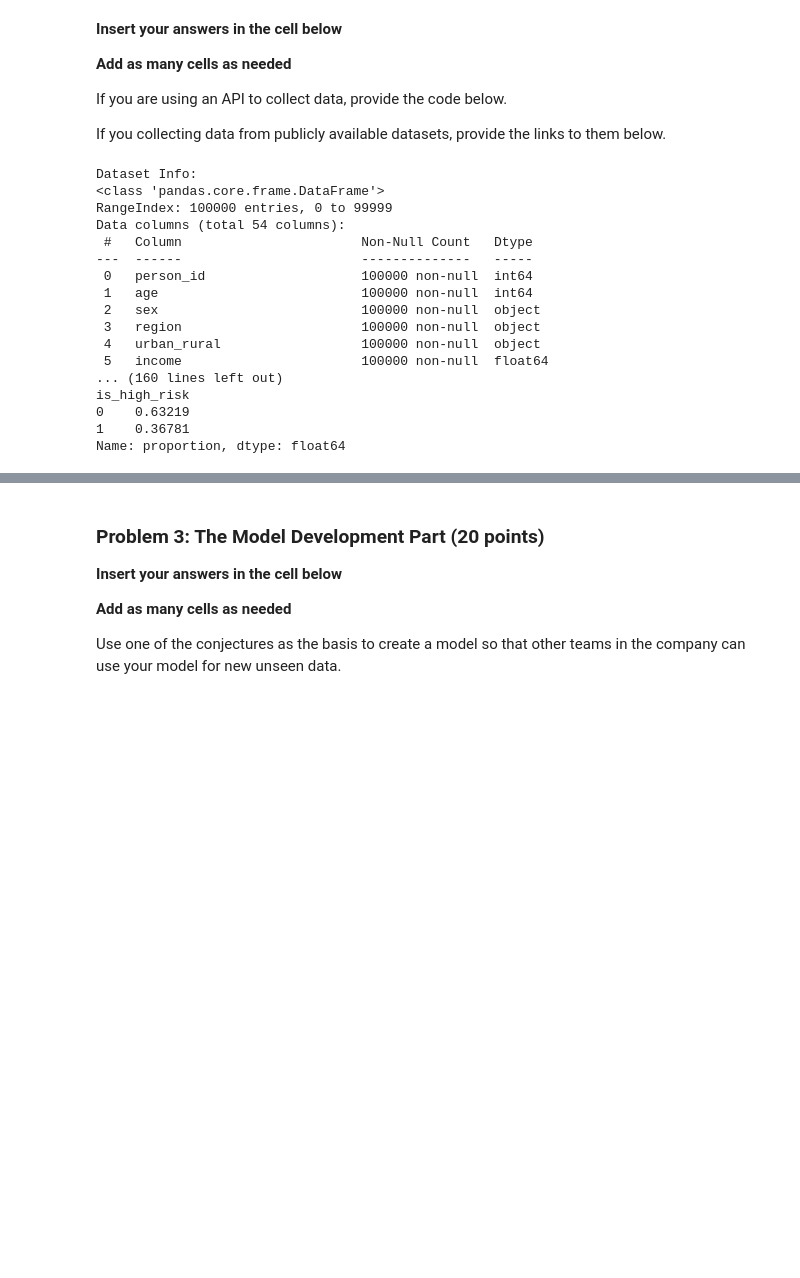
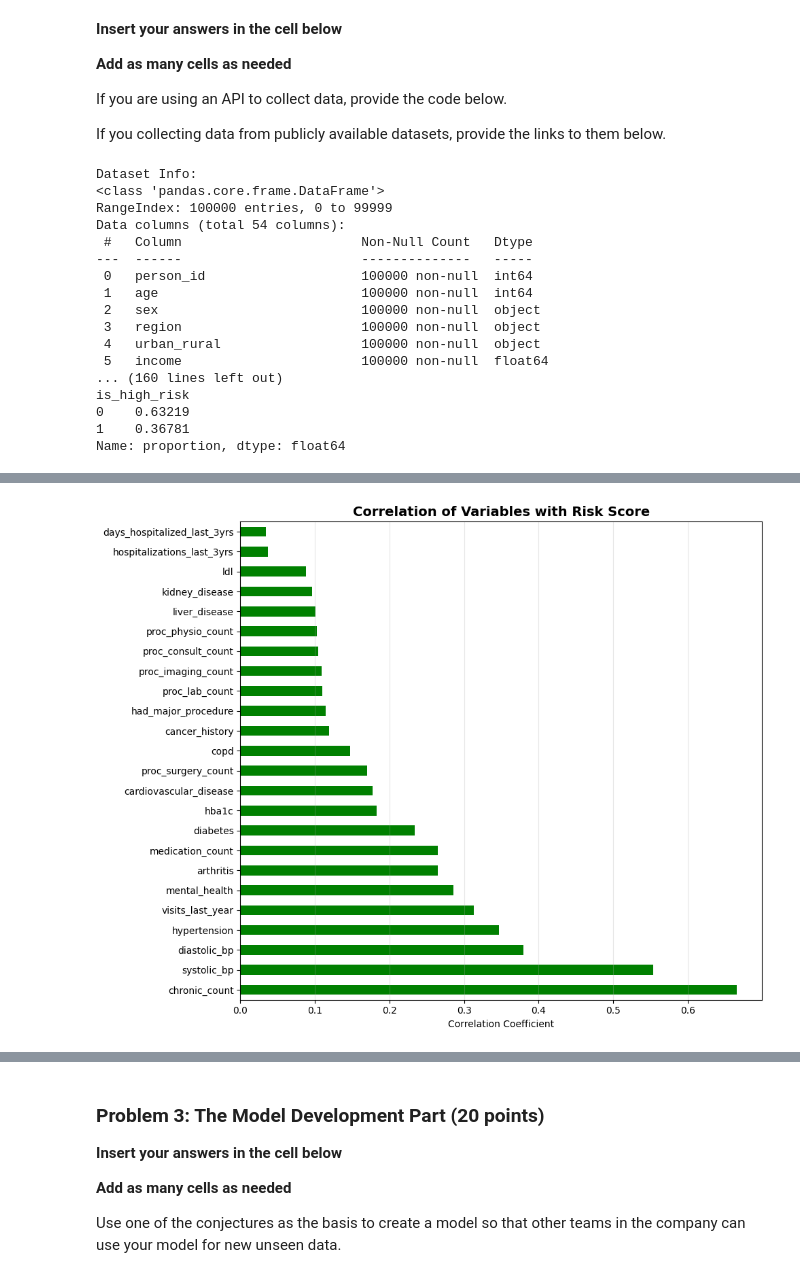
Before and after one commit to SpencerDill232/Case_Study_4_Medical_Insurance, a Jupyter notebook: Case_Study_4_updated.ipynb, the cells around one changed output, grey strips where cells are left out. Cells and saved outputs as stored; diff of their text form; code cells hidden in the pictures; blank space fills up the shorter version.

```diff
--- a/Case_Study_4_updated.ipynb
+++ b/Case_Study_4_updated.ipynb
@@ -140,0 +164,86 @@ Name: proportion, dtype: float64
+# %%
+# =============================================================================
+# CORRELATION ANALYSIS WITH RISK SCORE
+# =============================================================================
+
+import numpy as np
+import matplotlib.pyplot as plt
+import seaborn as sns
+
+# Define the variables of interest
+variables_of_interest = [
+    'hypertension', 'diabetes', 'copd', 'cardiovascular_disease', 'cancer_history',
+    'kidney_disease', 'liver_disease', 'arthritis', 'mental_health',
+    'chronic_count', 'systolic_bp', 'diastolic_bp', 'ldl', 'hba1c',
+    'visits_last_year', 'hospitalizations_last_3yrs', 'days_hospitalized_last_3yrs',
+    'medication_count', 'proc_imaging_count', 'proc_surgery_count', 'proc_physio_count',
+    'proc_consult_count', 'proc_lab_count', 'had_major_procedure'
+]
+
+# Add risk_score to the list for correlation analysis
+correlation_vars = variables_of_interest + ['risk_score']
+
+# Select only the columns that exist in the dataset
+available_vars = [var for var in correlation_vars if var in df.columns]
+missing_vars = [var for var in correlation_vars if var not in df.columns]
+
+if missing_vars:
+    print(f"\nWarning: The following variables were not found in the dataset:")
+    print(missing_vars)
+
+# Create correlation matrix
+correlation_matrix = df[available_vars].corr()
+
+# Extract correlations with risk_score and sort by absolute value
+risk_correlations = correlation_matrix['risk_score'].drop('risk_score').sort_values(
+    key=abs, ascending=False
+)
+
+# Display correlation table
+print("\n" + "="*70)
+print("CORRELATION WITH RISK SCORE (sorted by impact)")
+print("="*70)
+print(f"{'Variable':<35} {'Correlation':<15} {'Abs Value':<15}")
+print("-"*70)
+
+for var, corr in risk_correlations.items():
+    print(f"{var:<35} {corr:>14.4f} {abs(corr):>14.4f}")
+
+print("="*70)
+
+# Create visualization of correlations with risk_score
+plt.figure(figsize=(10, 8))
+risk_correlations.plot(kind='barh', color=['red' if x < 0 else 'green' for x in risk_correlations])
+plt.xlabel('Correlation Coefficient')
+plt.title('Correlation of Variables with Risk Score', fontsize=14, fontweight='bold')
+plt.axvline(x=0, color='black', linestyle='-', linewidth=0.5)
+plt.grid(axis='x', alpha=0.3)
+plt.tight_layout()
+plt.show()
+
+# Create full correlation heatmap
+plt.figure(figsize=(16, 14))
+sns.heatmap(
+    correlation_matrix,
+    annot=True,
+    fmt='.2f',
+    cmap='coolwarm',
+    center=0,
+    square=True,
+    linewidths=0.5,
+    cbar_kws={'label': 'Correlation Coefficient'}
+)
+plt.title('Full Correlation Matrix - All Variables', fontsize=16, fontweight='bold')
+plt.tight_layout()
+plt.show()
+
+# Summary statistics
+print("\n" + "="*70)
+print("CORRELATION SUMMARY STATISTICS")
+print("="*70)
+print(f"Strongest positive correlation: {risk_correlations.max():.4f} ({risk_correlations.idxmax()})")
+print(f"Strongest negative correlation: {risk_correlations.min():.4f} ({risk_correlations.idxmin()})")
+print(f"Mean absolute correlation: {risk_correlations.abs().mean():.4f}")
+print(f"Median absolute correlation: {risk_correlations.abs().median():.4f}")
+print("="*70)
+# %% [output]
@@ -140,0 +267 @@ Name: proportion, dtype: float64
+[figure, added]
```
Also changed, not shown: parts of 4 cells of this notebook.
